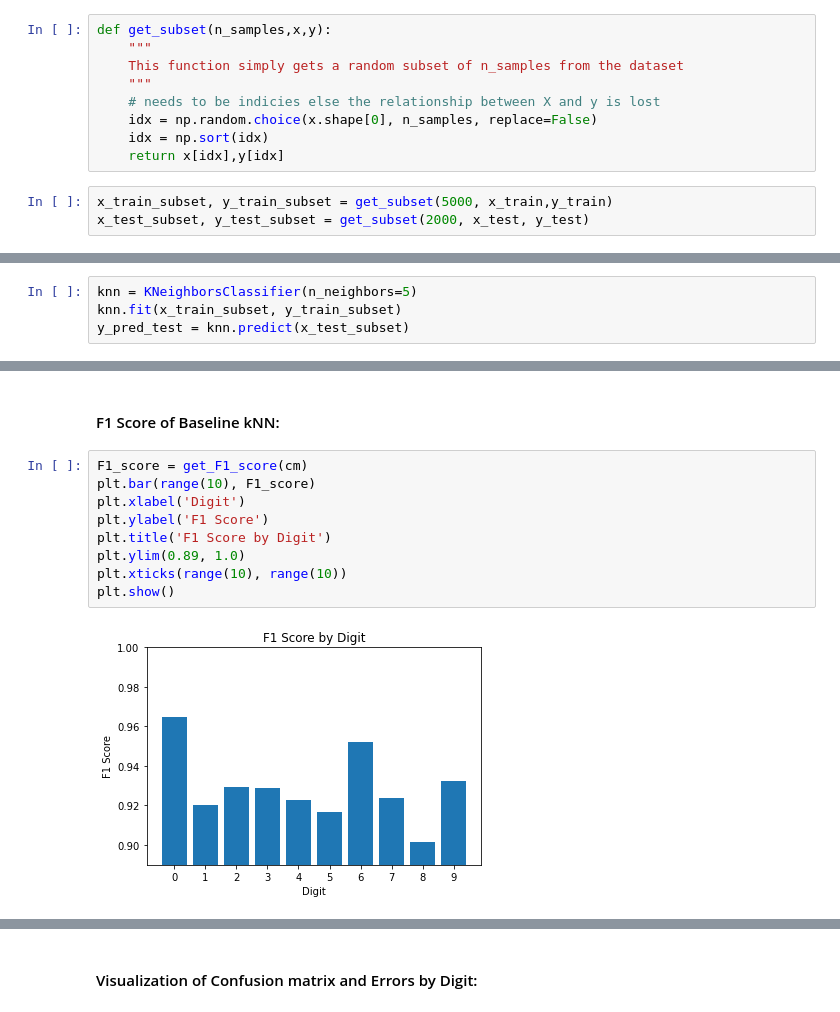
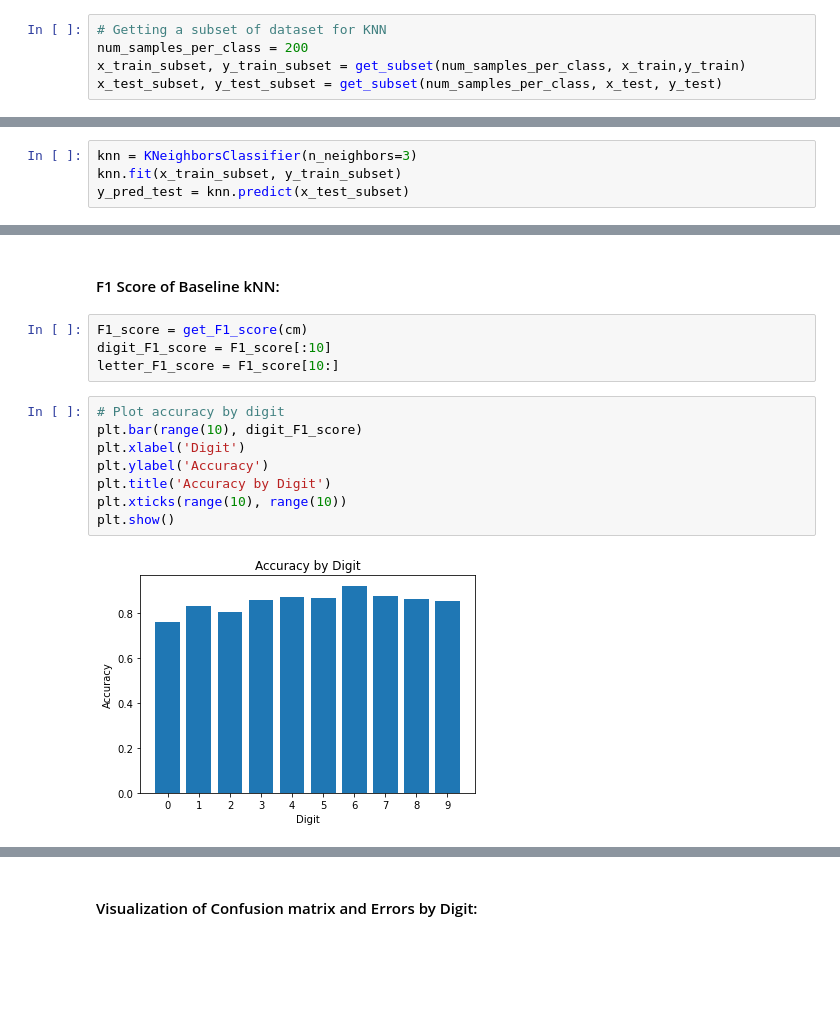
Before and after one commit to COGS118A/Group008-Wi23, a Jupyter notebook: ProposalGroup008-Wi23.ipynb, the cells around one changed output, grey strips where cells are left out. Cells and saved outputs as stored; diff of their text form; blank space fills up the shorter version.

Commit message:
added emnist dataset
combined multiple datasets together
changed all the plots to reflect

```diff
--- a/ProposalGroup008-Wi23.ipynb
+++ b/ProposalGroup008-Wi23.ipynb
@@ -75,12 +184,5 @@ The MNIST dataset is huge, which means training kNN is super inefficient. Below
-# %%
-def get_subset(n_samples,x,y):
-    """
-    This function simply gets a random subset of n_samples from the dataset
-    """
-    # needs to be indicies else the relationship between X and y is lost
-    idx = np.random.choice(x.shape[0], n_samples, replace=False)
-    idx = np.sort(idx)
-    return x[idx],y[idx]
 # %%
-x_train_subset, y_train_subset = get_subset(5000, x_train,y_train)
-x_test_subset, y_test_subset = get_subset(2000, x_test, y_test)
+# Getting a subset of dataset for KNN
+num_samples_per_class = 200
+x_train_subset, y_train_subset = get_subset(num_samples_per_class, x_train,y_train)
+x_test_subset, y_test_subset = get_subset(num_samples_per_class, x_test, y_test)
@@ -113,7 +219,7 @@ from sklearn.metrics import accuracy_score
 import matplotlib.pyplot as plt
 from sklearn.metrics import confusion_matrix, plot_confusion_matrix
 # %%
-knn = KNeighborsClassifier(n_neighbors=5)
+knn = KNeighborsClassifier(n_neighbors=3)
 knn.fit(x_train_subset, y_train_subset)
 y_pred_test = knn.predict(x_test_subset)
 # %%
@@ -168,13 +298,16 @@ plt.show()
 # %% [markdown]
 #### F1 Score of Baseline kNN:
+# %%
+F1_score = get_F1_score(cm)
+digit_F1_score = F1_score[:10]
+letter_F1_score = F1_score[10:]
 # %%
-F1_score = get_F1_score(cm)
-plt.bar(range(10), F1_score)
+# Plot accuracy by digit
+plt.bar(range(10), digit_F1_score)
 plt.xlabel('Digit')
-plt.ylabel('F1 Score')
-plt.title('F1 Score by Digit')
-plt.ylim(0.89, 1.0)
+plt.ylabel('Accuracy')
+plt.title('Accuracy by Digit')
 plt.xticks(range(10), range(10))
 plt.show()
 # %% [output]
-[figure, old version]
+[figure, new version]
```
Also changed, not shown: parts of 33 cells of this notebook.
